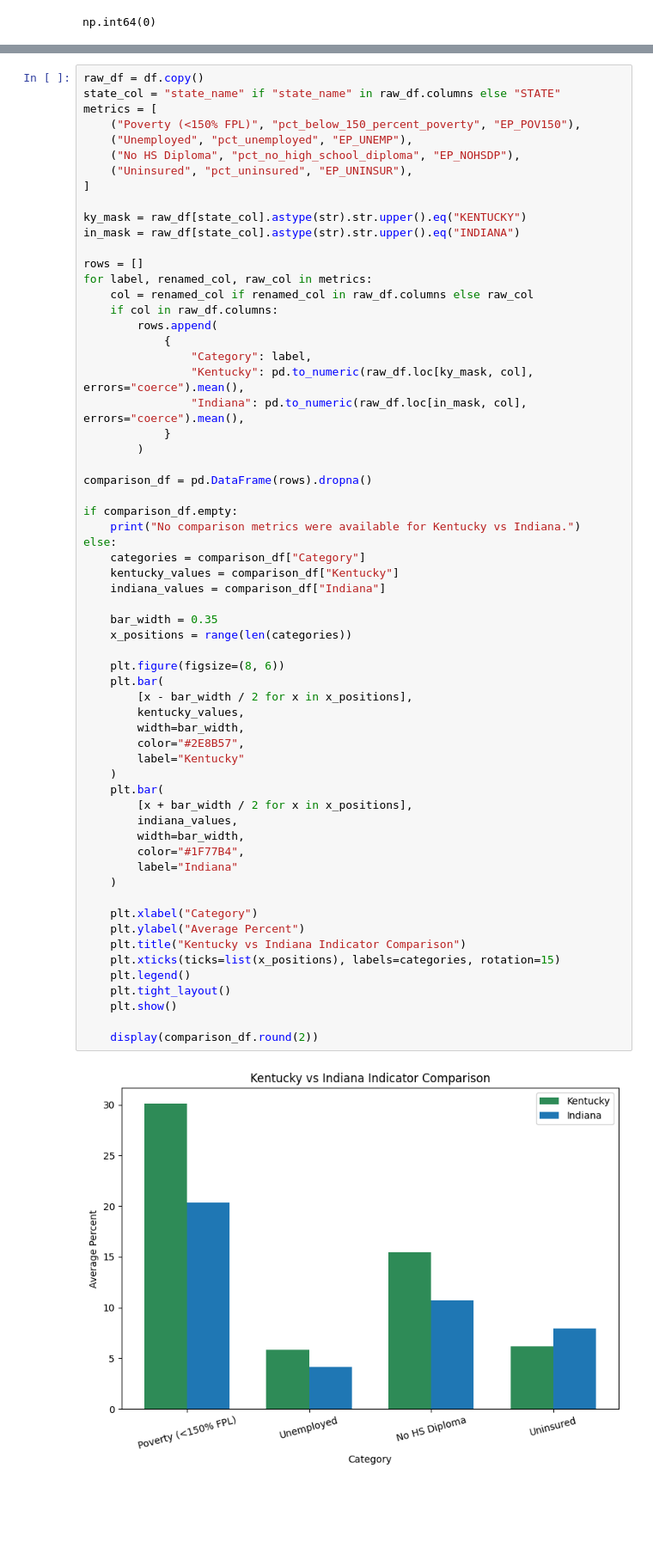
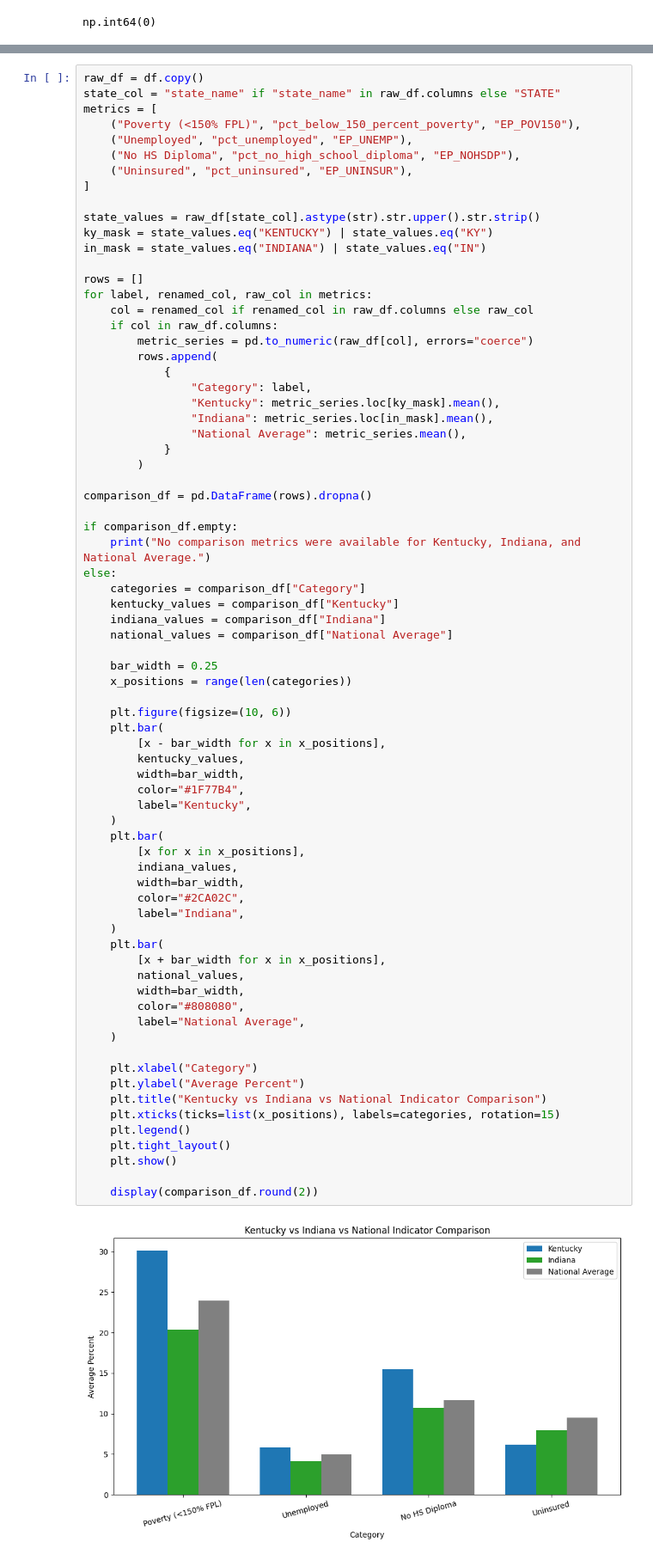
Before and after one commit to fmassaro1966/CYSocialDeterminatesFM, a Jupyter notebook: Notebook/Socialdeterminants2.ipynb, the cells around one changed output, grey strips where cells are left out. Shown at 86% size. Cells and saved outputs as stored; diff of their text form; blank space fills up the shorter version.

Commit message:
Updated to add national, ERD and revised notebook

```diff
--- a/Notebook/Socialdeterminants2.ipynb
+++ b/Notebook/Socialdeterminants2.ipynb
@@ -388,57 +358,68 @@ metrics = [
     ("Uninsured", "pct_uninsured", "EP_UNINSUR"),
 ]
 
-ky_mask = raw_df[state_col].astype(str).str.upper().eq("KENTUCKY")
-in_mask = raw_df[state_col].astype(str).str.upper().eq("INDIANA")
+state_values = raw_df[state_col].astype(str).str.upper().str.strip()
+ky_mask = state_values.eq("KENTUCKY") | state_values.eq("KY")
+in_mask = state_values.eq("INDIANA") | state_values.eq("IN")
 
 rows = []
 for label, renamed_col, raw_col in metrics:
     col = renamed_col if renamed_col in raw_df.columns else raw_col
     if col in raw_df.columns:
+        metric_series = pd.to_numeric(raw_df[col], errors="coerce")
         rows.append(
             {
                 "Category": label,
-                "Kentucky": pd.to_numeric(raw_df.loc[ky_mask, col], errors="coerce").mean(),
-                "Indiana": pd.to_numeric(raw_df.loc[in_mask, col], errors="coerce").mean(),
+                "Kentucky": metric_series.loc[ky_mask].mean(),
+                "Indiana": metric_series.loc[in_mask].mean(),
+                "National Average": metric_series.mean(),
             }
         )
 
 comparison_df = pd.DataFrame(rows).dropna()
 
 if comparison_df.empty:
-    print("No comparison metrics were available for Kentucky vs Indiana.")
+    print("No comparison metrics were available for Kentucky, Indiana, and National Average.")
 else:
     categories = comparison_df["Category"]
     kentucky_values = comparison_df["Kentucky"]
     indiana_values = comparison_df["Indiana"]
+    national_values = comparison_df["National Average"]
 
-    bar_width = 0.35
+    bar_width = 0.25
     x_positions = range(len(categories))
 
-    plt.figure(figsize=(8, 6))
+    plt.figure(figsize=(10, 6))
     plt.bar(
-        [x - bar_width / 2 for x in x_positions],
+        [x - bar_width for x in x_positions],
         kentucky_values,
         width=bar_width,
-        color="#2E8B57",
-        label="Kentucky"
+        color="#1F77B4",
+        label="Kentucky",
     )
     plt.bar(
-        [x + bar_width / 2 for x in x_positions],
+        [x for x in x_positions],
         indiana_values,
         width=bar_width,
-        color="#1F77B4",
-        label="Indiana"
+        color="#2CA02C",
+        label="Indiana",
+    )
+    plt.bar(
+        [x + bar_width for x in x_positions],
+        national_values,
+        width=bar_width,
+        color="#808080",
+        label="National Average",
     )
 
     plt.xlabel("Category")
     plt.ylabel("Average Percent")
-    plt.title("Kentucky vs Indiana Indicator Comparison")
+    plt.title("Kentucky vs Indiana vs National Indicator Comparison")
     plt.xticks(ticks=list(x_positions), labels=categories, rotation=15)
     plt.legend()
     plt.tight_layout()
     plt.show()
 
     display(comparison_df.round(2))
 # %% [output]
-[figure, old version]
+[figure, new version]
```
Also changed, not shown: parts of 29 cells of this notebook, 3 other files.
